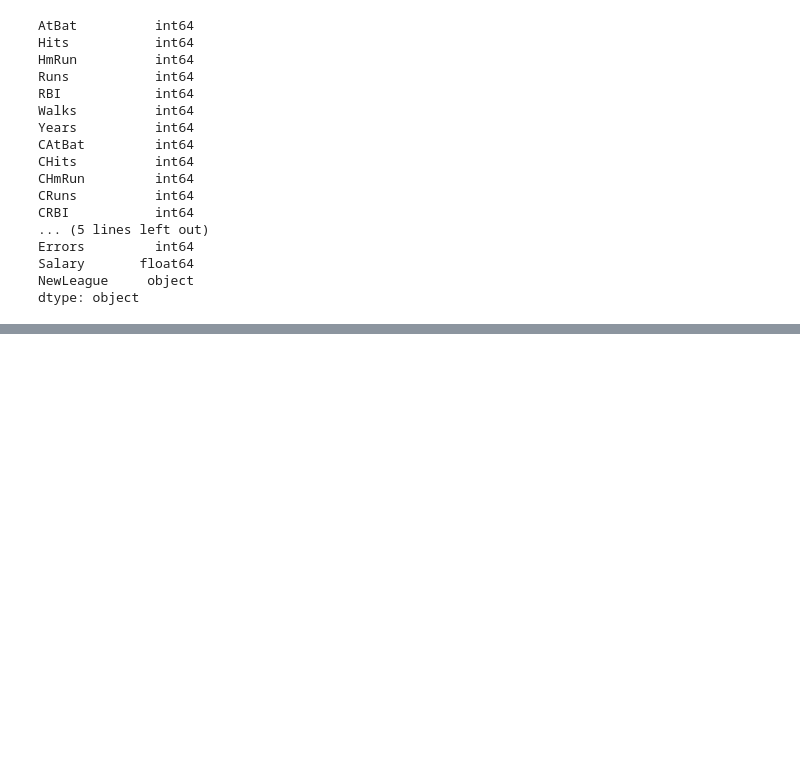
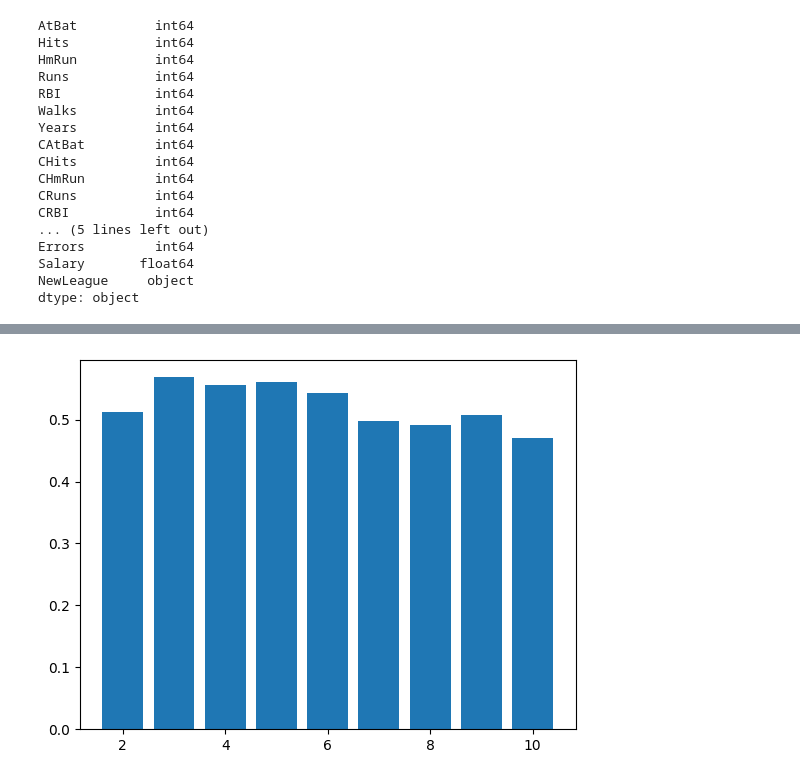
Before and after one commit to GSM268/ML-Chits, a Jupyter notebook: Hierarchial/Chit 6/hitters.ipynb, the cells around one changed output, grey strips where cells are left out. Drawn from its saved outputs; the diff is of its cells as text; code cells hidden in the pictures; blank space fills up the shorter version.

```diff
--- a/Hierarchial/Chit 6/hitters.ipynb
+++ b/Hierarchial/Chit 6/hitters.ipynb
@@ -74,6 +76,15 @@ def dendrogramOptimizer(data):
     plt.title('Dendrogram')
     plt.xlabel('Customers')
     plt.ylabel('Euclidean Distances')
+# %%
+def DetermineNoCluster(df):
+    silh = []
+    for i in range(2,11):
+        model = AgglomerativeClustering(n_clusters = i)
+        labels = model.fit_predict(df)
+        score = silhouette_score(df,labels,metric="euclidean")
+        silh.append(score)
+    plt.bar(range(2,11),silh)
 # %%
 def hierarchialTrainer(n,data):
     hc = AgglomerativeClustering(n_clusters=n,affinity='euclidean',linkage='ward')
@@ -86 +97,5 @@ dendrogramOptimizer(X)
+# %%
+DetermineNoCluster(X)
+# %% [output]
+[figure, added]
 # %%
```
Also changed, not shown: parts of 5 cells of this notebook, 8 other files.
